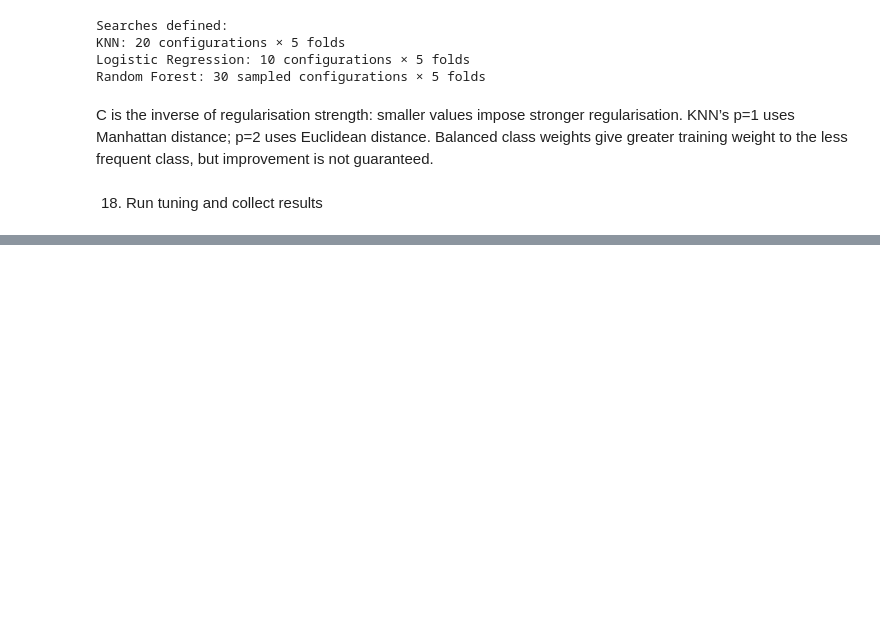
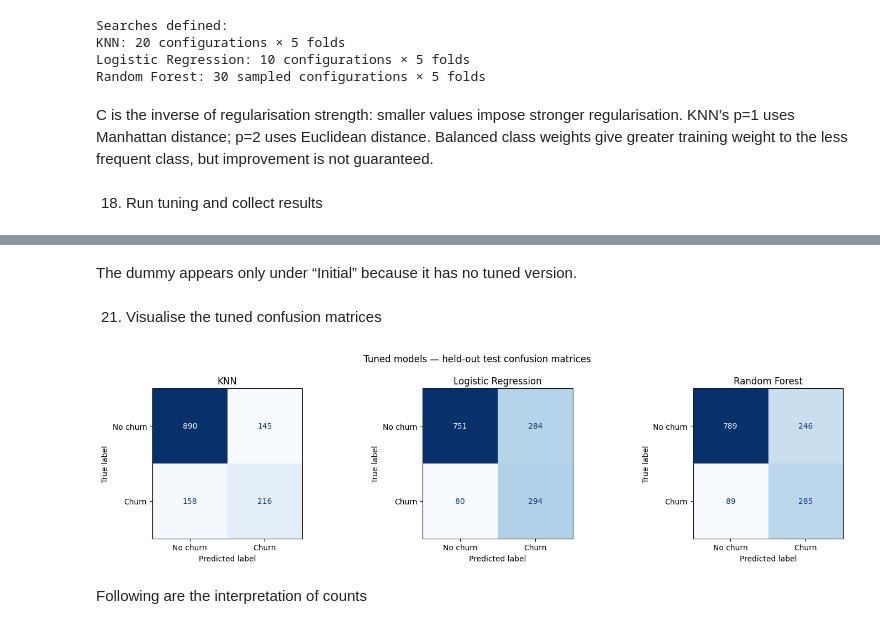
Before and after one commit to KCGSPerera/CM2604-Telco-Customer-Churn, a Jupyter notebook: CM2604_Telco_Customer_Churn.ipynb, the cells around one changed output, grey strips where cells are left out. Saved outputs shown, nothing was run; the diff lists cells and outputs as text; code cells hidden in the pictures; blank space fills up the shorter version.

Commit message:
Evaluate initial and tuned models on the held-out test set

```diff
--- a/CM2604_Telco_Customer_Churn.ipynb
+++ b/CM2604_Telco_Customer_Churn.ipynb
@@ -937,0 +1073,31 @@ TUNED CROSS-VALIDATION RESULTS
+# %% [markdown]
+The dummy appears only under “Initial” because it has no tuned version.
+# %% [markdown]
+21. Visualise the tuned confusion matrices
+# %%
+from sklearn.metrics import ConfusionMatrixDisplay
+
+fig, axes = plt.subplots(1, 3, figsize=(15, 4))
+
+for ax, name in zip(axes, tuned_models):
+    label = f"{name} | Tuned"
+
+    ConfusionMatrixDisplay.from_predictions(
+        y_test,
+        test_predictions[label],
+        labels=[0, 1],
+        display_labels=["No churn", "Churn"],
+        cmap="Blues",
+        colorbar=False,
+        ax=ax
+    )
+
+    ax.set_title(name)
+
+plt.suptitle("Tuned models — held-out test confusion matrices")
+plt.tight_layout()
+plt.show()
+# %% [output]
+[figure, added]
+# %% [markdown]
+Following are the interpretation of counts
```
Also changed, not shown: parts of 9 cells of this notebook.
